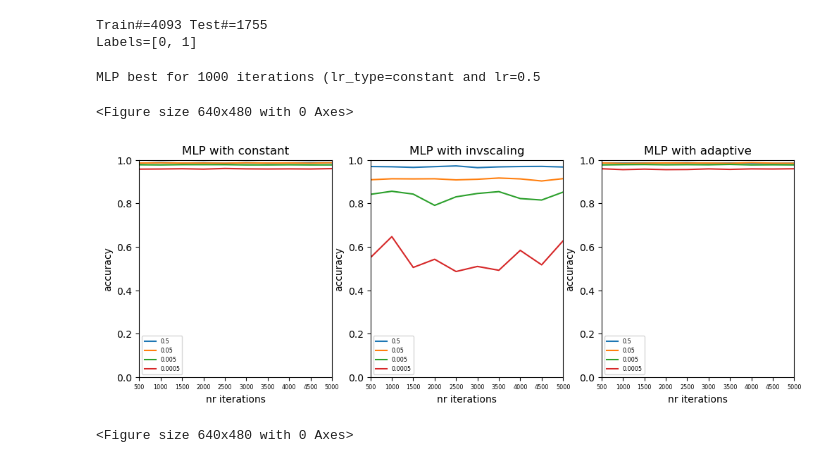
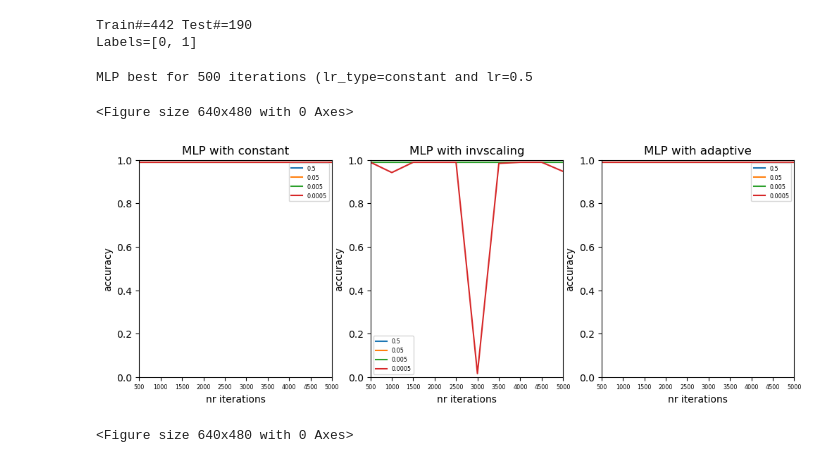
Before and after one commit to freshblaxx/DataScience, a Jupyter notebook: Projeto/Mulit-Layer/Multi-Layer_Perceptrons.ipynb, the cells around one changed output. Drawn from its saved outputs; the diff is of its cells as text; code cells hidden in the pictures.

```diff
--- a/Projeto/Mulit-Layer/Multi-Layer_Perceptrons.ipynb
+++ b/Projeto/Mulit-Layer/Multi-Layer_Perceptrons.ipynb
@@ -1003,38 +1003,38 @@ def mlp_study(
     )
 
     return best_model, best_params
 
 
 file_tag = "stroke"
-train_filename = "/Users/dominikfrank/Library/Mobile Documents/com~apple~CloudDocs/Desktop/University/Master/Semester 1/PII/Data Science/Code for Project/DataScience/Projeto/Preparation/Splitted-Sets-Outliers-Drop/Financial_training_data.csv"
-test_filename = "/Users/dominikfrank/Library/Mobile Documents/com~apple~CloudDocs/Desktop/University/Master/Semester 1/PII/Data Science/Code for Project/DataScience/Projeto/Preparation/Splitted-Sets-Outliers-Drop/Financial_testing_data.csv"
+train_filename = "/Users/dominikfrank/Library/Mobile Documents/com~apple~CloudDocs/Desktop/University/Master/Semester 1/PII/Data Science/Code for Project/DataScience/Projeto/Modeling/Financial_training_data.csv"
+test_filename = "/Users/dominikfrank/Library/Mobile Documents/com~apple~CloudDocs/Desktop/University/Master/Semester 1/PII/Data Science/Code for Project/DataScience/Projeto/Modeling/Financial_testing_data.csv"
 target = "CLASS"
 eval_metric = "accuracy"
 
 trnX, tstX, trnY, tstY, labels, vars = read_train_test_from_files(
     train_filename, test_filename, target
 )
 print(f"Train#={len(trnX)} Test#={len(tstX)}")
 print(f"Labels={labels}")
 
 figure()
 best_model, params = mlp_study(
     trnX,
     trnY,
     tstX,
     tstY,
     nr_max_iterations=NR_MAX_ITER,
     lag=LAG,
     metric=eval_metric,
 )
 savefig(f"/Users/dominikfrank/Desktop/University/Master/Semester 1/PII/Data Science/Code for Project/DataScience/Projeto/Modeling{eval_metric}_study.png")
 show()
 # %% [output]
-Train#=4093 Test#=1755
+Train#=442 Test#=190
 Labels=[0, 1]
-MLP best for 1000 iterations (lr_type=constant and lr=0.5
+MLP best for 500 iterations (lr_type=constant and lr=0.5
 <Figure size 640x480 with 0 Axes>
-[figure, old version]
+[figure, new version]
 # %%
 from matplotlib.colors import LinearSegmentedColormap
 
```
Also changed, not shown: 18 other files.
